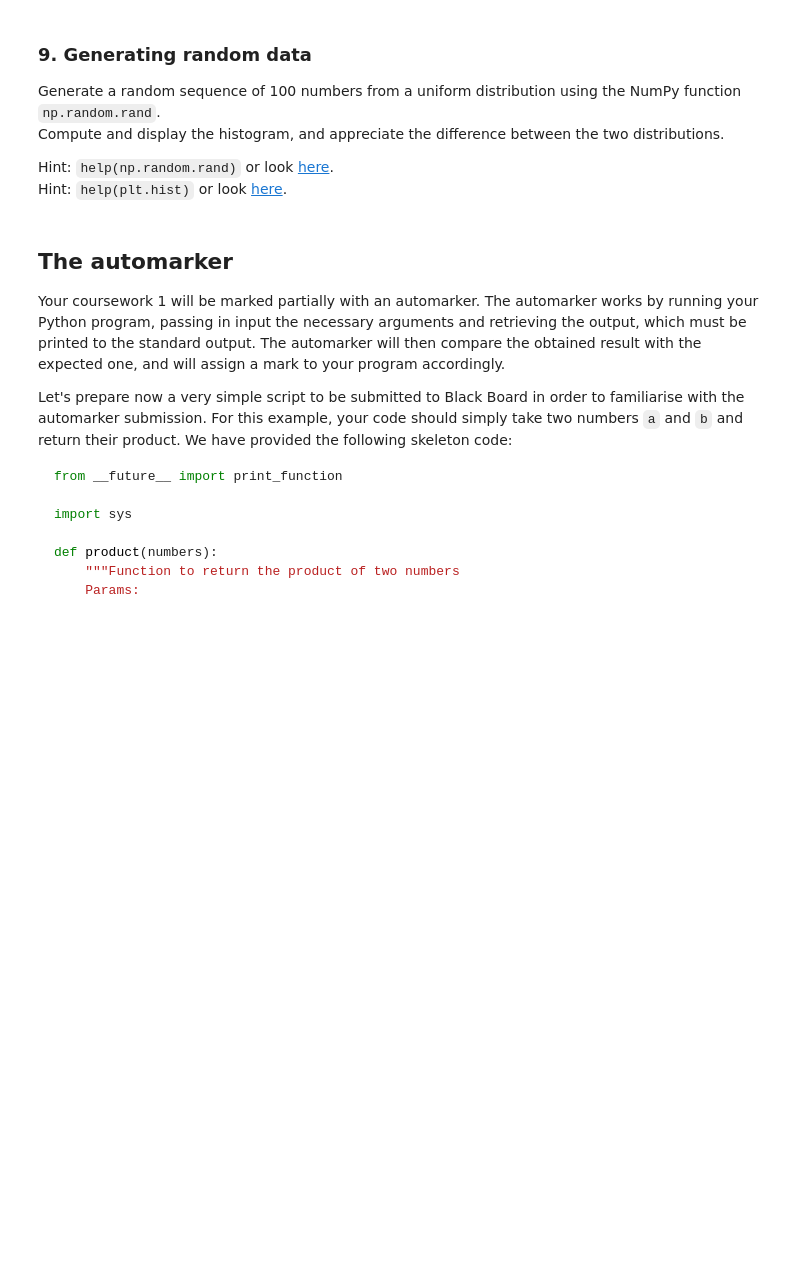
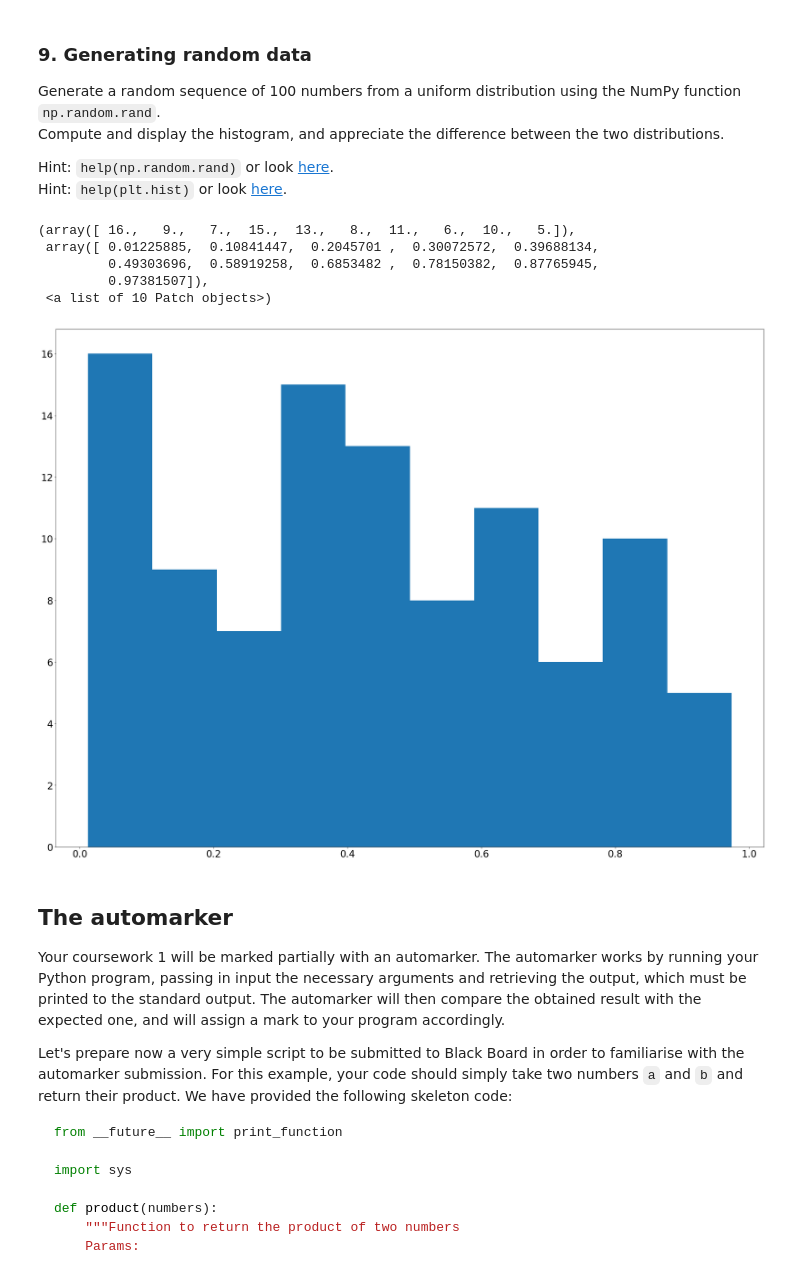
Before and after one commit to sjpollard/COMS20011_2020, a Jupyter notebook: labs/lab_1/labsheet1.ipynb, the cells around one changed output. Drawn from its saved outputs; the diff is of its cells as text; code cells hidden in the pictures; blank space fills up the shorter version.

```diff
--- a/labs/lab_1/labsheet1.ipynb
+++ b/labs/lab_1/labsheet1.ipynb
@@ -362,6 +439,16 @@ Hint: `help(np.random.rand)` or look [here](http://docs.scipy.org/doc/numpy/refe
 Hint: `help(plt.hist)` or look [here](http://matplotlib.org/api/pyplot_api.html?highlight=hist#matplotlib.pyplot.hist).
 # %%
 # write your code here
+
+nums2 = np.random.rand(100)
+plt.hist(nums2)
+# %% [output]
+(array([ 16.,   9.,   7.,  15.,  13.,   8.,  11.,   6.,  10.,   5.]),
+ array([ 0.01225885,  0.10841447,  0.2045701 ,  0.30072572,  0.39688134,
+         0.49303696,  0.58919258,  0.6853482 ,  0.78150382,  0.87765945,
+         0.97381507]),
+ <a list of 10 Patch objects>)
+[figure, added]
 # %% [markdown]
 ## The automarker
 
```
Also changed, not shown: parts of 14 cells of this notebook.
